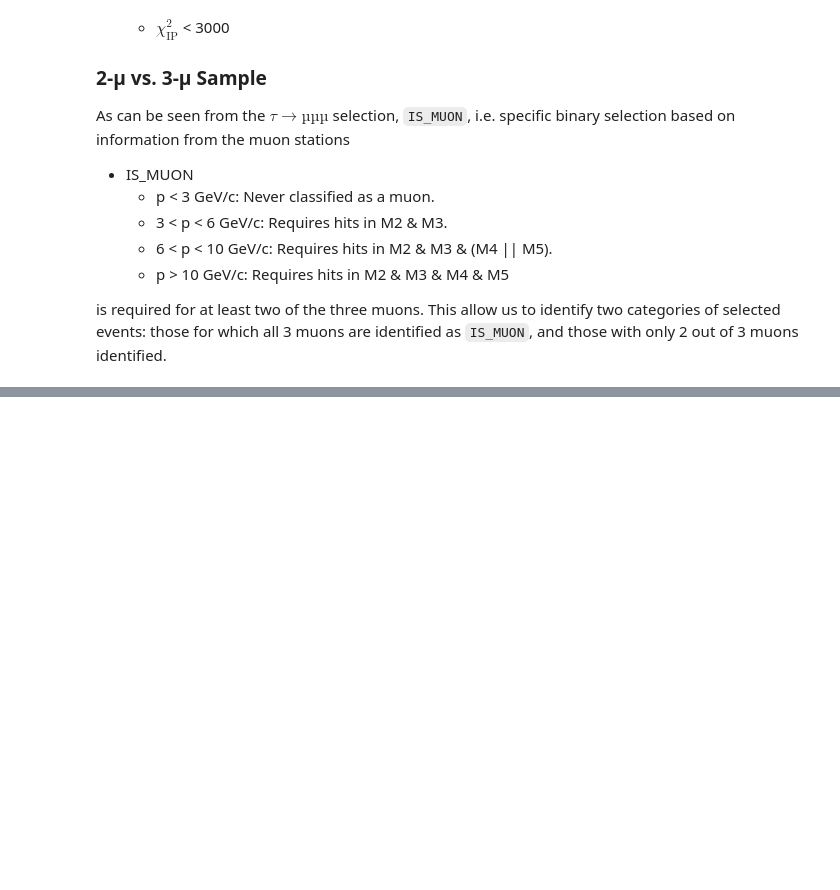
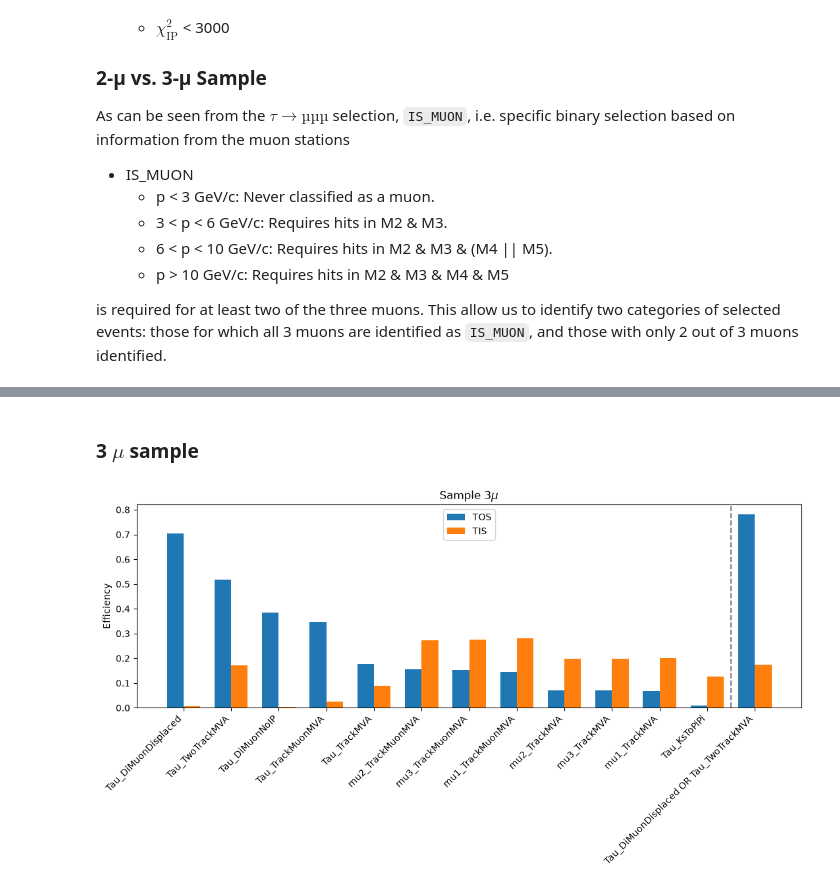
Before and after one commit to lhcb-bicocca/tesi_impicciche, a Jupyter notebook: notebooks/skimming.ipynb, the cells around one changed output, grey strips where cells are left out. Cells and saved outputs as stored; diff of their text form; code cells hidden in the pictures; blank space fills up the shorter version.

```diff
--- a/notebooks/skimming.ipynb
+++ b/notebooks/skimming.ipynb
@@ -114,0 +207,6 @@ To determine whether the candidate has been selected by a specific Hlt1 line or
+# %% [markdown]
+### 3 $\mu$ sample
+# %%
+trigger_efficiency('3$\mu$', df_3mu_MC)
+# %% [output]
+[figure, added]
```
Also changed, not shown: parts of 36 cells of this notebook.
